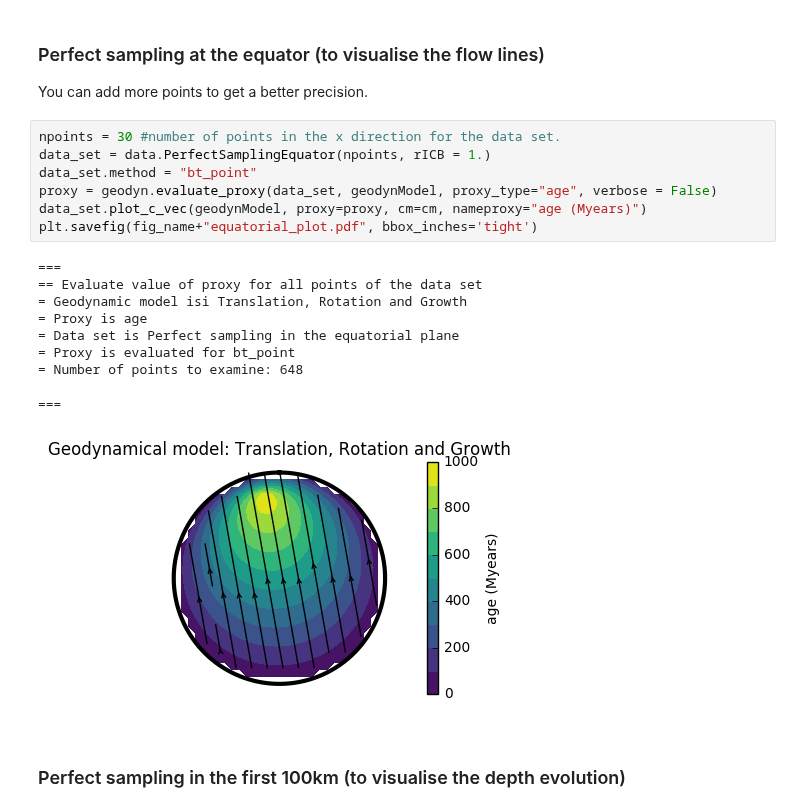
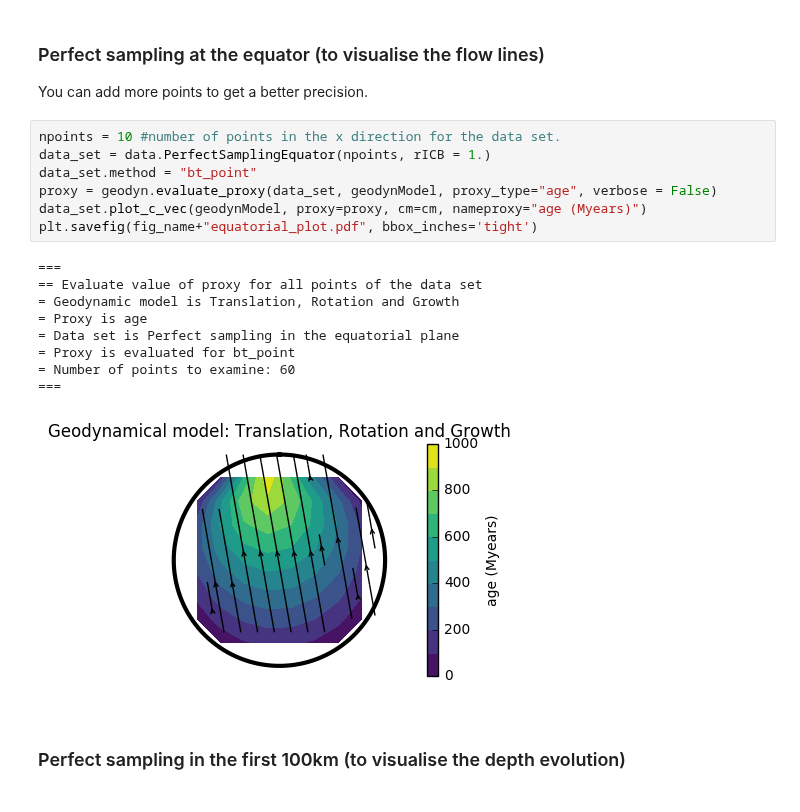
Before and after one commit to MarineLasbleis/GrowYourIC, a Jupyter notebook: notebooks/sandbox-grow.ipynb, the cells around one changed output. Cells and saved outputs as stored; diff of their text form.

```diff
--- a/notebooks/sandbox-grow.ipynb
+++ b/notebooks/sandbox-grow.ipynb
@@ -132,22 +134,22 @@ print(parameters)
 
 You can add more points to get a better precision.
 # %%
-npoints = 30 #number of points in the x direction for the data set.
+npoints = 10 #number of points in the x direction for the data set.
 data_set = data.PerfectSamplingEquator(npoints, rICB = 1.)
 data_set.method = "bt_point"
 proxy = geodyn.evaluate_proxy(data_set, geodynModel, proxy_type="age", verbose = False)
 data_set.plot_c_vec(geodynModel, proxy=proxy, cm=cm, nameproxy="age (Myears)")
 plt.savefig(fig_name+"equatorial_plot.pdf", bbox_inches='tight')
 # %% [output]
 ===
 == Evaluate value of proxy for all points of the data set
-= Geodynamic model isi Translation, Rotation and Growth
+= Geodynamic model is Translation, Rotation and Growth
 = Proxy is age
 = Data set is Perfect sampling in the equatorial plane
 = Proxy is evaluated for bt_point
-= Number of points to examine: 648
+= Number of points to examine: 60
+===
-===
-[figure, old version]
+[figure, new version]
 # %% [markdown]
 ### Perfect sampling in the first 100km (to visualise the depth evolution)
 # %%
```
Also changed, not shown: parts of 8 cells of this notebook, 3 other files.
